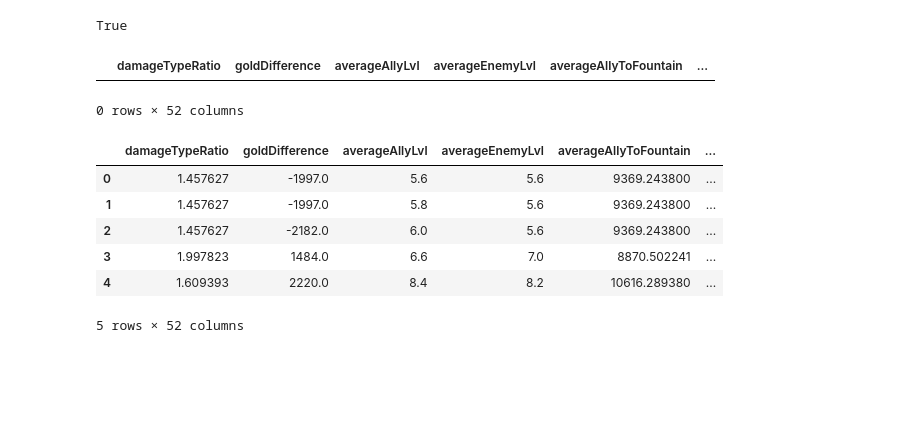
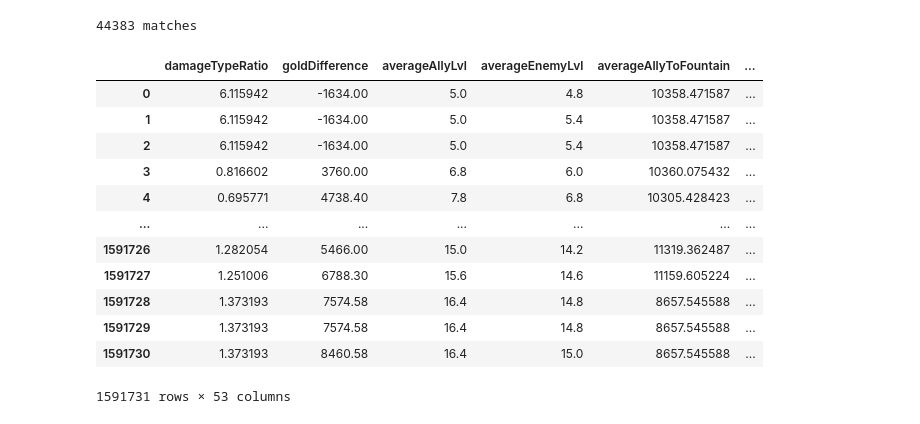
Before and after one commit to lukephysicist/LoL_Objective_Strength, a Jupyter notebook: data_acq/figurin.ipynb, the cells around one changed output. Cells and saved outputs as stored; diff of their text form; code cells hidden in the pictures; blank space fills up the shorter version.

```diff
--- a/data_acq/figurin.ipynb
+++ b/data_acq/figurin.ipynb
@@ -177,54 +84,20 @@ event written: EARTH_DRAGON
-# %%
-from grab import is_valid_game, get_patch
-import json
-with open("match.json", 'r') as file:
-    match = json.load(file)
-
-
-is_valid_game(match, '14.2')
-# %% [output]
-True
-# %%
-import pandas as pd
-
-# Dynamic feature column names
-dynamic_columns = [
-    "damageTypeRatio", "goldDifference", "averageAllyLvl", "averageEnemyLvl", "averageAllyToFountain",
-    "averageEnemytoFountain", "alliedDragons", "enemyDragons", "alliedGrubs", "enemyGrubs", "topTurrets",
-    "enemytopTurrets", "midTurrets", "enemyMidTurrets", "botTurrets", "enemyBotTurrets",
-    "tillAlliedNT1", "tillAlliedNT2", "tillEnemyNT1", "tillEnemyNT2","tillAlliedInhib1",
-    "tillAlliedInhib2", "tillAlliedInhib3", "tillEnemeyInhib1", "tillEnemeyInhib2", "tillEnemeyInhib3", "featsOfStrength",
-    "atakhan", "hasSoul", "killedHerald", "soulType", "untilBaronExp", "untilElderExp", "untilGrubsSpawn", "untilHeraldSpawn",
-    "untilBaronSpawn", "untilDragonSpawn", "untilElderSpawn", "avgAlliedRespawn", "avgEnemyRespawn",
-    "minutesElapsed"
-]
-
-# Static feature column names
-static_columns = [
-    "CCScore", "enemyCCScore", "isSquishy", "vsSquishy",'won','objective', "team", "matchId", "Patch"
-]
-
-# Combine column names in the required order
-column_names = dynamic_columns + static_columns + ["rank", "region"]
-
-# Create empty DataFrame
-df = pd.DataFrame(columns=column_names)
-
-# Display DataFrame structure
-display(df.head())
-df.to_parquet('objective_data.parquet')
-# %% [output]
-|  | damageTypeRatio | goldDifference | averageAllyLvl | averageEnemyLvl | averageAllyToFountain | ... |
-0 rows × 52 columns
 # %%
 import pandas as pd
 df = pd.read_parquet('objective_data.parquet')
-df.head()
+print(len(df.matchId.unique()), 'matches')
+df
 # %% [output]
+44383 matches
 |  | damageTypeRatio | goldDifference | averageAllyLvl | averageEnemyLvl | averageAllyToFountain | ... |
-| 0 | 1.457627 | -1997.0 | 5.6 | 5.6 | 9369.243800 | ... |
-| 1 | 1.457627 | -1997.0 | 5.8 | 5.6 | 9369.243800 | ... |
-| 2 | 1.457627 | -2182.0 | 6.0 | 5.6 | 9369.243800 | ... |
-| 3 | 1.997823 | 1484.0 | 6.6 | 7.0 | 8870.502241 | ... |
-| 4 | 1.609393 | 2220.0 | 8.4 | 8.2 | 10616.289380 | ... |
+| 0 | 6.115942 | -1634.00 | 5.0 | 4.8 | 10358.471587 | ... |
+| 1 | 6.115942 | -1634.00 | 5.0 | 5.4 | 10358.471587 | ... |
+| 2 | 6.115942 | -1634.00 | 5.0 | 5.4 | 10358.471587 | ... |
+| 3 | 0.816602 | 3760.00 | 6.8 | 6.0 | 10360.075432 | ... |
+| 4 | 0.695771 | 4738.40 | 7.8 | 6.8 | 10305.428423 | ... |
+| ... | ... | ... | ... | ... | ... | ... |
+| 1591726 | 1.282054 | 5466.00 | 15.0 | 14.2 | 11319.362487 | ... |
+| 1591727 | 1.251006 | 6788.30 | 15.6 | 14.6 | 11159.605224 | ... |
+| 1591728 | 1.373193 | 7574.58 | 16.4 | 14.8 | 8657.545588 | ... |
+| 1591729 | 1.373193 | 7574.58 | 16.4 | 14.8 | 8657.545588 | ... |
+| 1591730 | 1.373193 | 8460.58 | 16.4 | 15.0 | 8657.545588 | ... |
-5 rows × 52 columns
+1591731 rows × 53 columns
```
Also changed, not shown: parts of 6 cells of this notebook, 24 other files.
